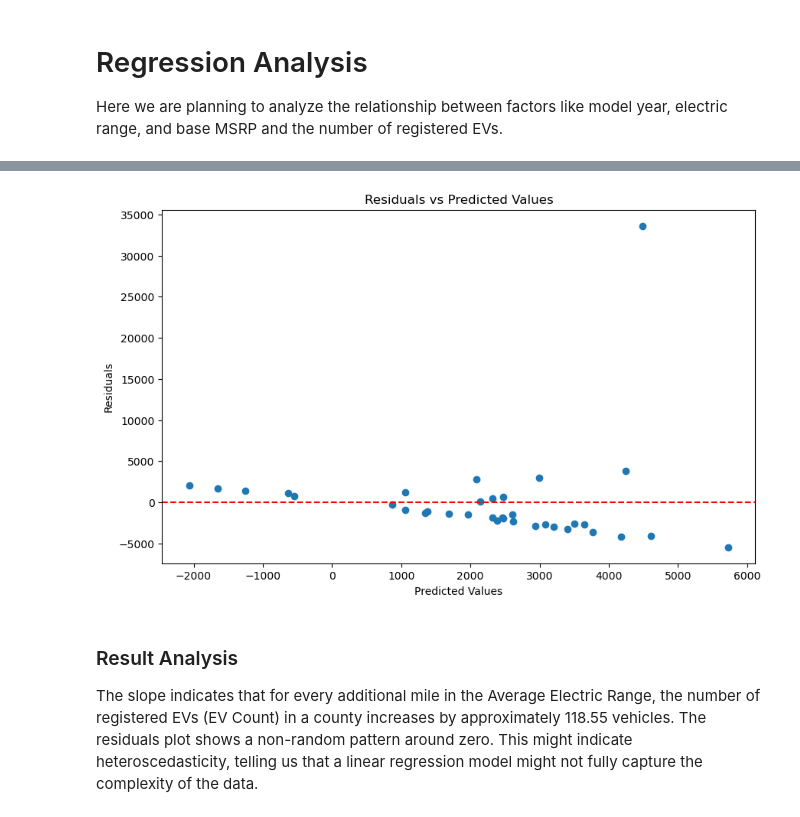
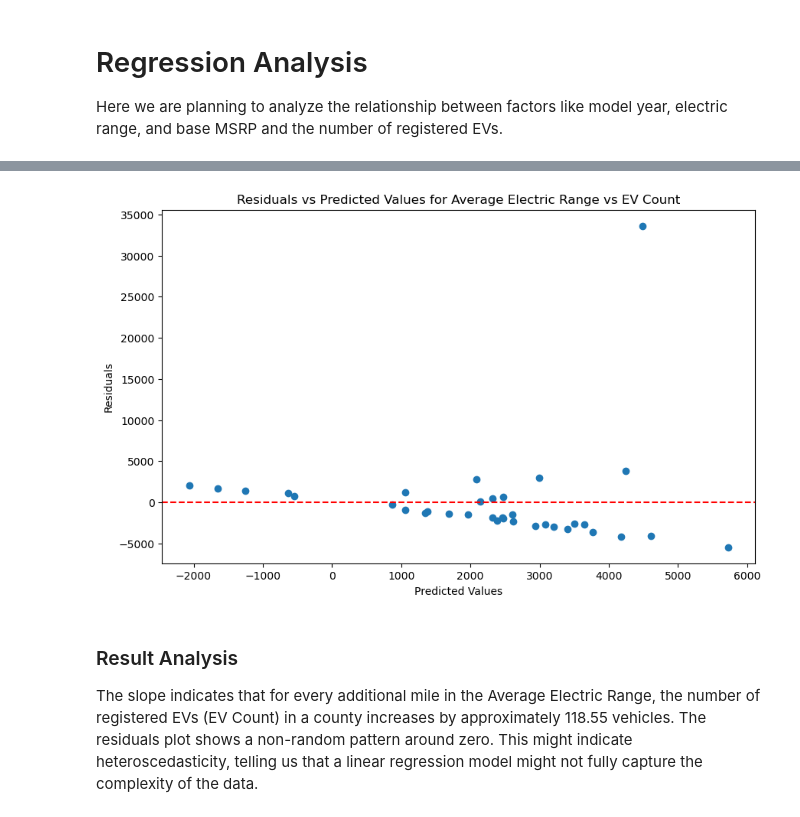
Before and after one commit to vivianzhou1288/info2950-final, a Jupyter notebook: Phase 2.ipynb, the cells around one changed output, grey strips where cells are left out. Cells and saved outputs as stored; diff of their text form; code cells hidden in the pictures.

Commit message:
Changed graph titles

```diff
--- a/Phase 2.ipynb
+++ b/Phase 2.ipynb
@@ -291,14 +291,14 @@ Intercept -12256.261042484395
 # %%
 residuals = y - y_pred
 plt.figure(figsize=(10, 6))
 plt.scatter(y_pred, residuals)
 plt.axhline(y=0, color='r', linestyle='--')
 plt.xlabel('Predicted Values')
 plt.ylabel('Residuals')
-plt.title('Residuals vs Predicted Values')
+plt.title('Residuals vs Predicted Values for Average Electric Range vs EV Count')
 plt.show()
 # %% [output]
-[figure, old version]
+[figure, new version]
 # %% [markdown]
 ### Result Analysis ###
 The slope indicates that for every additional mile in the Average Electric Range, the number of registered EVs (EV Count) in a county increases by approximately 118.55 vehicles. The residuals plot shows a non-random pattern around zero. This might indicate heteroscedasticity, telling us that a linear regression model might not fully capture the complexity of the data.
```
Also changed, not shown: parts of 6 cells of this notebook.
